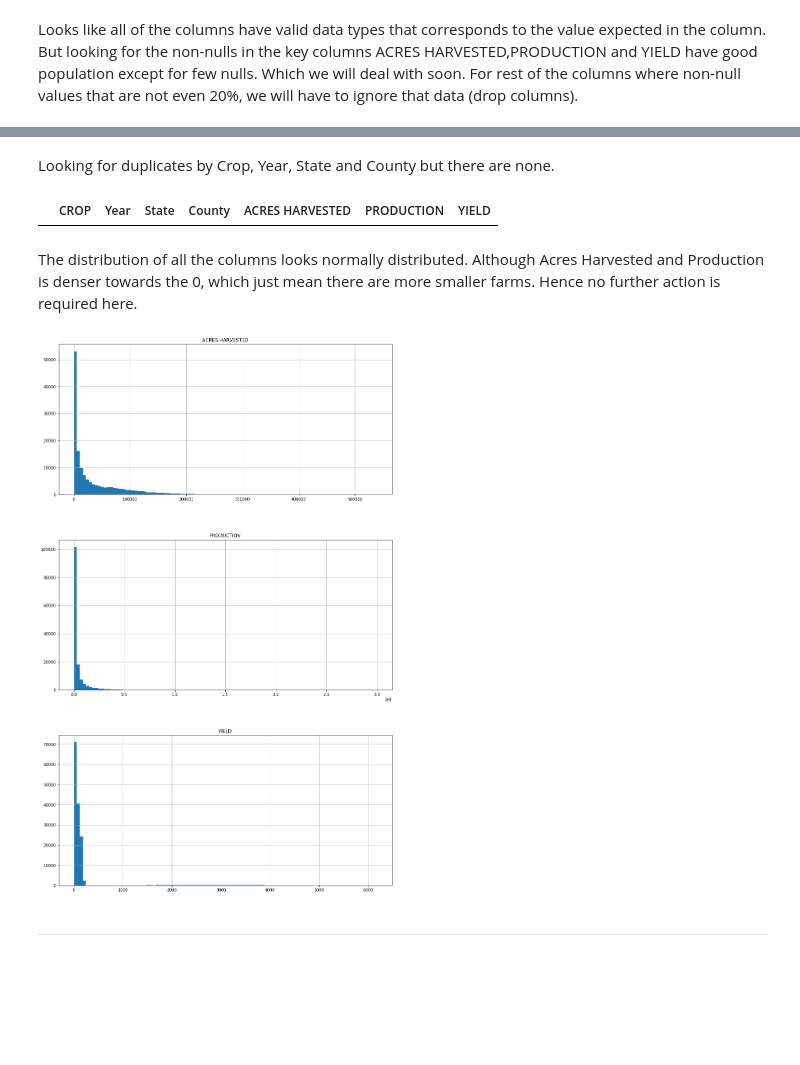
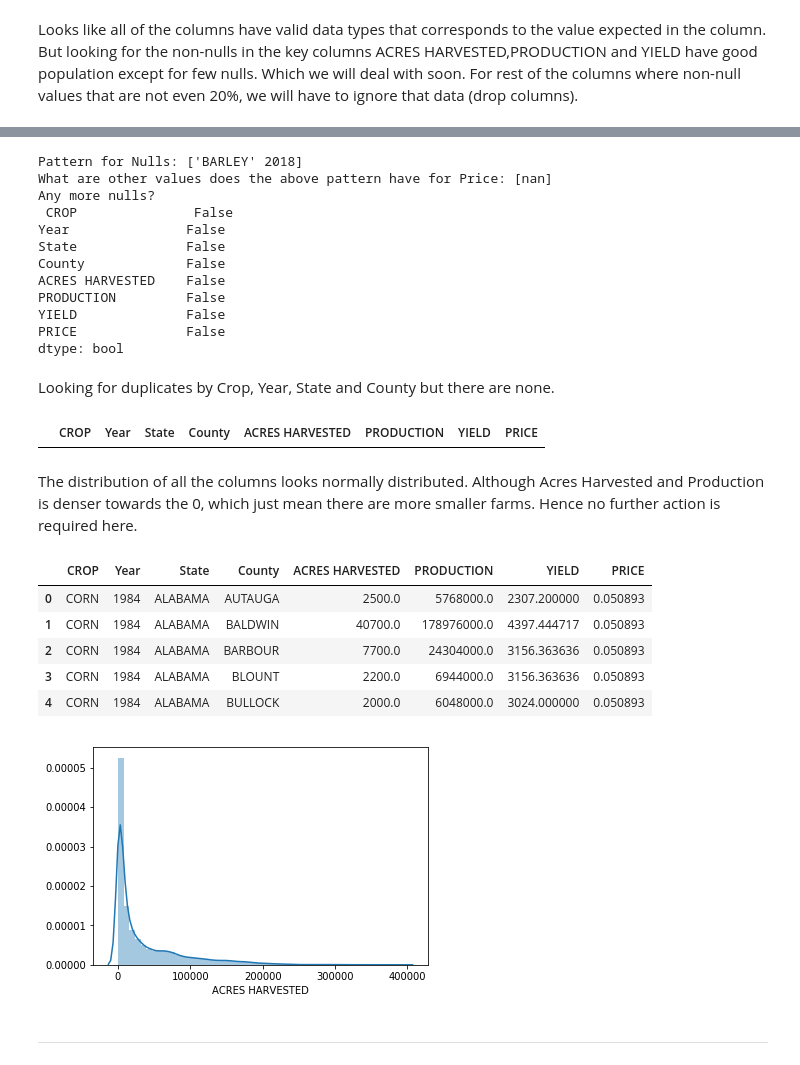
Before and after one commit to patelamol/springboard, a Jupyter notebook: Capstone 1/Scripts/Capstone1 - Data Wrangling v2.ipynb, the cells around one changed output, grey strips where cells are left out. Cells and saved outputs as stored; diff of their text form; code cells hidden in the pictures; blank space fills up the shorter version.

Commit message:
Combined weather data

```diff
--- a/Capstone 1/Scripts/Capstone1 - Data Wrangling v2.ipynb
+++ b/Capstone 1/Scripts/Capstone1 - Data Wrangling v2.ipynb
@@ -25,16 +26,11 @@ from __future__ import print_function
 # %%
-data_file = 'C:/Users/patel/OneDrive/Documents/DataScience/Springboard/Projects/Capstone 1/Data/USDA_Data_v2.0.xlsx'
-#data_xl_sheets = pd.ExcelFile(data_file).sheet_names
+data_file = os.path.join(fileDir, 'Data\USDA_Data_v2.0.xlsx')
+data_xl_sheets = pd.ExcelFile(data_file).sheet_names
 corn_df = pd.read_excel(data_file, sheet_name='Corn')[['Year','State','County','Data Item', 'Value']]
 barley_df = pd.read_excel(data_file, sheet_name='Barley')[['Year','State','County','Data Item','Value']]
 peanuts_df = pd.read_excel(data_file, sheet_name='Peanuts')[['Year','State','County','Data Item','Value']]
 soybean_df = pd.read_excel(data_file, sheet_name='Soybean')[['Year','State','County','Data Item','Value']]
 price_df = pd.read_excel(data_file, sheet_name='Price Received')[['Year','State','Commodity','Value']]
-
-# #importing unemployment rate
-# unemployment_df = pd.read_excel(data_file, sheet_name='US UnemploymentRate')
-# #setting case to upper, easier to merge with rest of the data.
-# unemployment_df['State']=unemployment_df['State'].str.upper()
 # %% [markdown]
 Even though the data we got downloaded from USDA website was as County level, it still seem to have another level of detail in it. After checking the raw data the level below County is 'Ag District'. We can ignore the column but expect duplicate rows for each County for a Year. This needs to be aggregated to County level.
 # %%
@@ -98,25 +114,25 @@ Pivoting the 'Data Item' as well as aggregating values at County level.
 #CORN
 pivoted_corn_df = corn_df.pivot_table(index=['Year','State','County'], columns='Data Item', values='Value',aggfunc='sum').reset_index()
 pivoted_corn_df.columns.name=None
-pivoted_corn_df.loc[:,'CROP']='Corn'
+pivoted_corn_df.loc[:,'CROP']='CORN'
 
 #----------------------------------------------------------
 #BARLEY
 pivoted_barley_df = barley_df.pivot_table(index=['Year','State','County'], columns='Data Item', values='Value',aggfunc='sum').reset_index()
 pivoted_barley_df.columns.name=None
-pivoted_barley_df.loc[:,'CROP']='Barley'
+pivoted_barley_df.loc[:,'CROP']='BARLEY'
 
 #----------------------------------------------------------
 #PEANUTS
 pivoted_peanuts_df = peanuts_df.pivot_table(index=['Year','State','County'], columns='Data Item', values='Value',aggfunc='sum').reset_index()
 pivoted_peanuts_df.columns.name=None
-pivoted_peanuts_df.loc[:,'CROP']='Peanuts'
+pivoted_peanuts_df.loc[:,'CROP']='PEANUTS'
 
 #----------------------------------------------------------
 #SOY BEANS
 pivoted_soybean_df = soybean_df.pivot_table(index=['Year','State','County'], columns='Data Item', values='Value',aggfunc='sum').reset_index()
 pivoted_soybean_df.columns.name=None
-pivoted_soybean_df.loc[:,'CROP']='SoyBeans'
+pivoted_soybean_df.loc[:,'CROP']='SOYBEANS'
 
 #----------------------------------------------------------
 #PRICE
@@ -169,7 +194,11 @@ crop_df = pd.concat([pivoted_corn_df,pivoted_barley_df,pivoted_peanuts_df,pivote
 
 #Recalculating Yield, as Sum is not an appropriate aggregation for it.
 crop_df.loc[:,'YIELD']=crop_df['PRODUCTION']/crop_df['ACRES HARVESTED']
+
+#Adding prices
+crop_df = pd.merge(crop_df, pivoted_price_df, how='left')
+
 #Rearranging columns
-crop_df = crop_df[['CROP','Year','State','County','ACRES HARVESTED','PRODUCTION','YIELD']]
+crop_df = crop_df[['CROP','Year','State','County','ACRES HARVESTED','PRODUCTION','YIELD','PRICE']]
 crop_df.tail()
 # %% [output]
@@ -239,14 +271,55 @@ memory usage: 8.8+ MB
 None
+# %%
+# Looking above Nulls are in any of the numerical columns.
+# Dropping nulls if Harvested Acres or Production is missing, as these are important features.
+# Using statistical method to get approximate values may skew the model, hence dropping these rows is a better option.
+temp_crop_df = filtered_crop_df.dropna(axis=0,subset=['ACRES HARVESTED','PRODUCTION'])
+
+#Looking for pattern in the remaining nulls. Looks like the price is missing for Barley for the year 2018.
+# We can drop these too. Few values
+print('Pattern for Nulls: {}'.format(pd.unique(temp_crop_df[temp_crop_df.isnull().any(axis=1)][['CROP','Year']].values.ravel('K'))))
+print('What are other values does the above pattern have for Price: {}'.\
+      format(temp_crop_df.loc[(temp_crop_df['CROP']=='BARLEY') & (temp_crop_df['Year']==2018),:]['PRICE'].unique()))
+
+clean_crop_df = temp_crop_df.dropna(axis=0,subset=['PRICE'])
+print('Any more nulls?\n {}'.format(clean_crop_df.isnull().any()))
+# %% [output]
+Pattern for Nulls: ['BARLEY' 2018]
+What are other values does the above pattern have for Price: [nan]
+Any more nulls?
+ CROP               False
+Year               False
+State              False
+County             False
+ACRES HARVESTED    False
+PRODUCTION         False
+YIELD              False
+PRICE              False
+dtype: bool
 # %% [markdown]
 Looking for duplicates by Crop, Year, State and County but there are none.
 # %%
-filtered_crop_df[filtered_crop_df.duplicated(['CROP','Year','State','County'],keep=False)]
+clean_crop_df[clean_crop_df.duplicated(['CROP','Year','State','County'],keep=False)]
 # %% [output]
-|  | CROP | Year | State | County | ACRES HARVESTED | PRODUCTION | YIELD |
+|  | CROP | Year | State | County | ACRES HARVESTED | PRODUCTION | YIELD | PRICE |
 # %% [markdown]
 The distribution of all the columns looks normally distributed. Although Acres Harvested and Production is denser towards the 0, which just mean there are more smaller farms. Hence no further action is required here.
+# %%
+clean_crop_df.head()
+# %% [output]
+|  | CROP | Year | State | County | ACRES HARVESTED | PRODUCTION | YIELD | PRICE |
+| 0 | CORN | 1984 | ALABAMA | AUTAUGA | 2500.0 | 5768000.0 | 2307.200000 | 0.050893 |
+| 1 | CORN | 1984 | ALABAMA | BALDWIN | 40700.0 | 178976000.0 | 4397.444717 | 0.050893 |
+| 2 | CORN | 1984 | ALABAMA | BARBOUR | 7700.0 | 24304000.0 | 3156.363636 | 0.050893 |
+| 3 | CORN | 1984 | ALABAMA | BLOUNT | 2200.0 | 6944000.0 | 3156.363636 | 0.050893 |
+| 4 | CORN | 1984 | ALABAMA | BULLOCK | 2000.0 | 6048000.0 | 3024.000000 | 0.050893 |
 # %%
-filtered_crop_df[['ACRES HARVESTED','PRODUCTION','YIELD']].hist(figsize=(15,25) ,layout=(3,1),bins=100)
+import seaborn as sns
+# sns.palplot(sns.color_palette("hls", 8))
+corn_plot_df = clean_crop_df.loc[clean_crop_df['CROP']=='CORN']['ACRES HARVESTED']
+# clean_crop_df[['ACRES HARVESTED','PRODUCTION','YIELD','PRICE']].hist(figsize=(15,25),layout=(4,1),bins=100, column=clean_crop_df['CROP'])
+# , kde=False, rug=True
+sns.distplot(corn_plot_df)
 plt.show()
 # %% [output]
-[figure, old version]
+[figure, new version]
```
Also changed, not shown: parts of 21 cells of this notebook.
